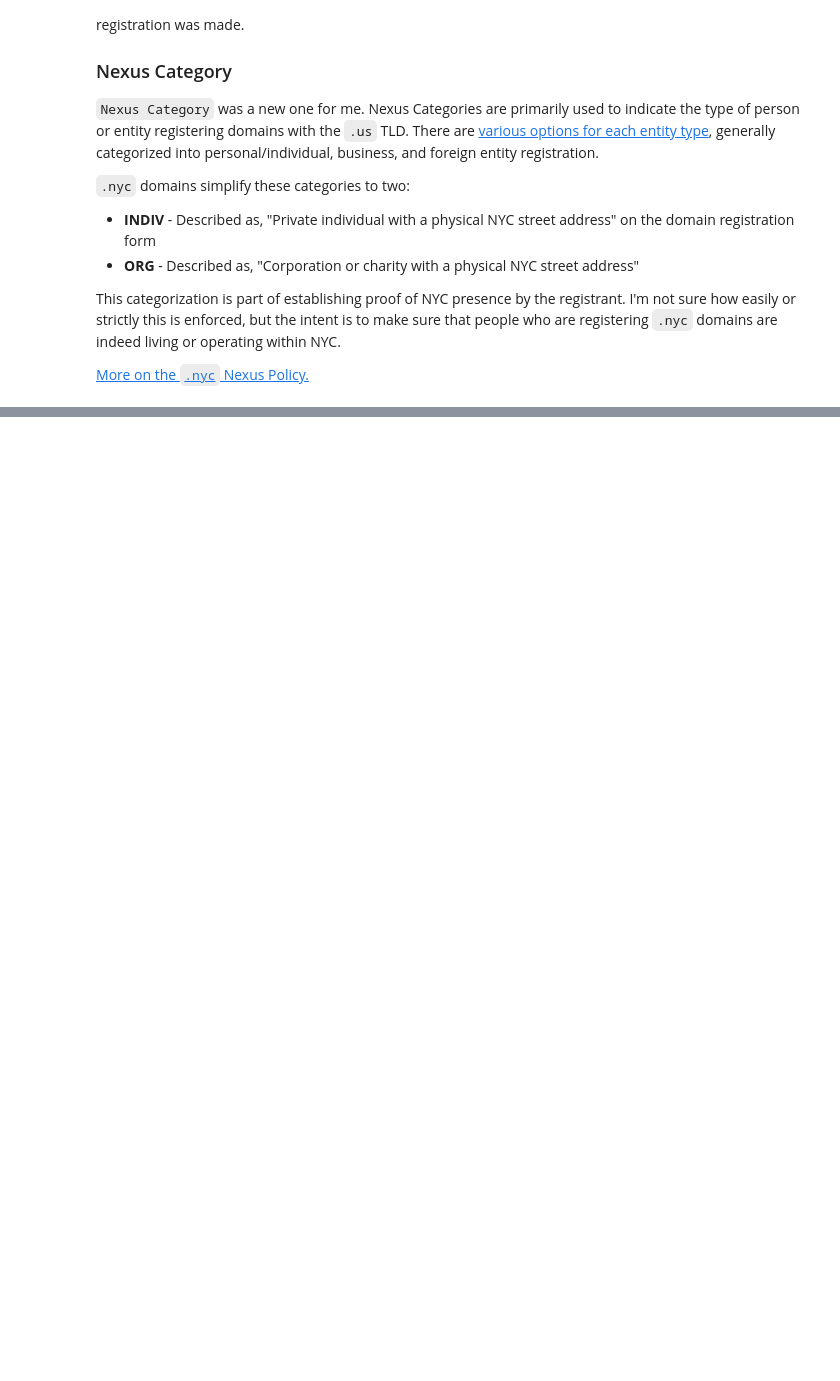
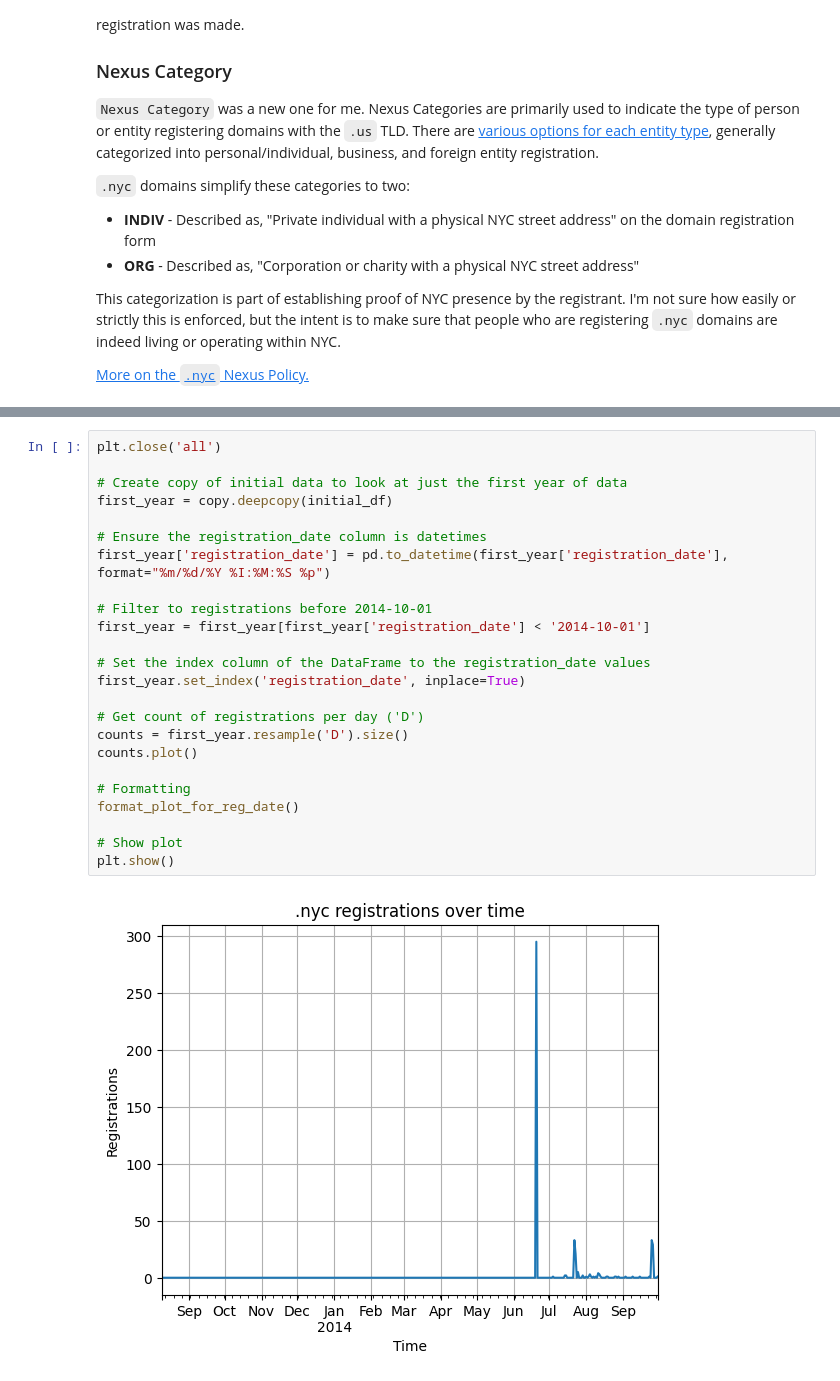
Before and after one commit to BK610/all-of-nyc, a Jupyter notebook: jupyter/Results.ipynb, the cells around one changed output, grey strips where cells are left out. Saved outputs shown, nothing was run; the diff lists cells and outputs as text; blank space fills up the shorter version.

```diff
--- a/jupyter/Results.ipynb
+++ b/jupyter/Results.ipynb
@@ -77,0 +165,26 @@ This categorization is part of establishing proof of NYC presence by the registr
+# %%
+plt.close('all')
+
+# Create copy of initial data to look at just the first year of data
+first_year = copy.deepcopy(initial_df)
+
+# Ensure the registration_date column is datetimes
+first_year['registration_date'] = pd.to_datetime(first_year['registration_date'], format="%m/%d/%Y %I:%M:%S %p")
+
+# Filter to registrations before 2014-10-01
+first_year = first_year[first_year['registration_date'] < '2014-10-01']
+
+# Set the index column of the DataFrame to the registration_date values
+first_year.set_index('registration_date', inplace=True)
+
+# Get count of registrations per day ('D')
+counts = first_year.resample('D').size()
+counts.plot()
+
+# Formatting
+format_plot_for_reg_date()
+
+# Show plot
+plt.show()
+# %% [output]
+[figure, added]
```
Also changed, not shown: parts of 13 cells of this notebook, 1 other file.
